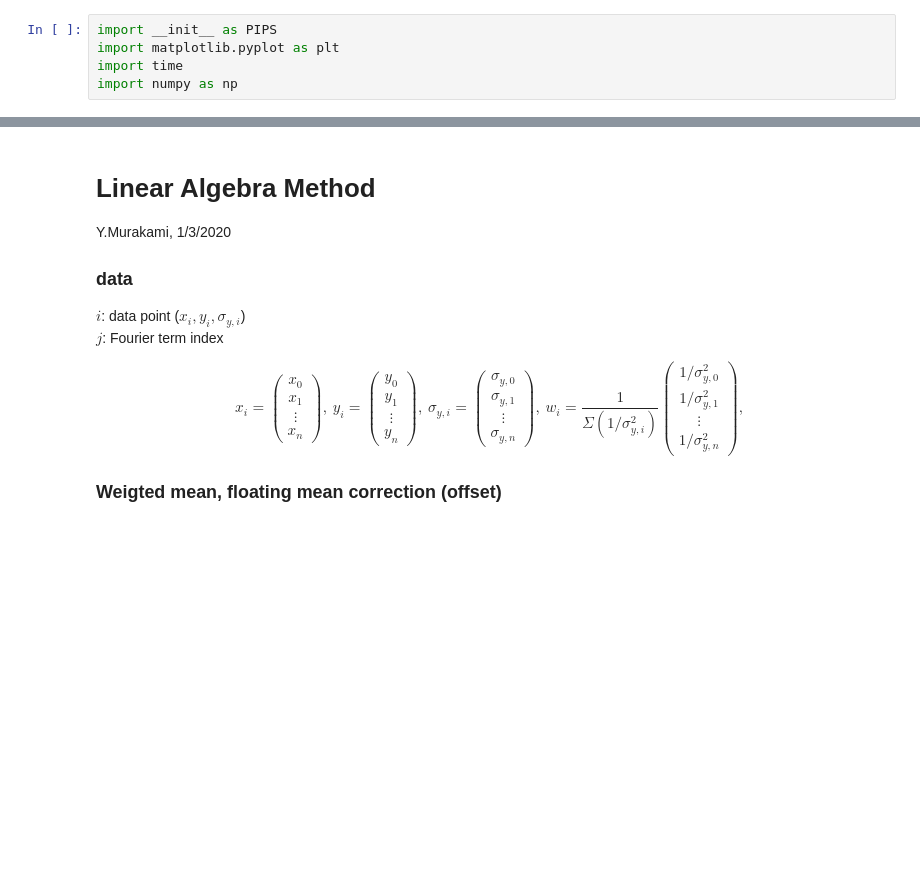
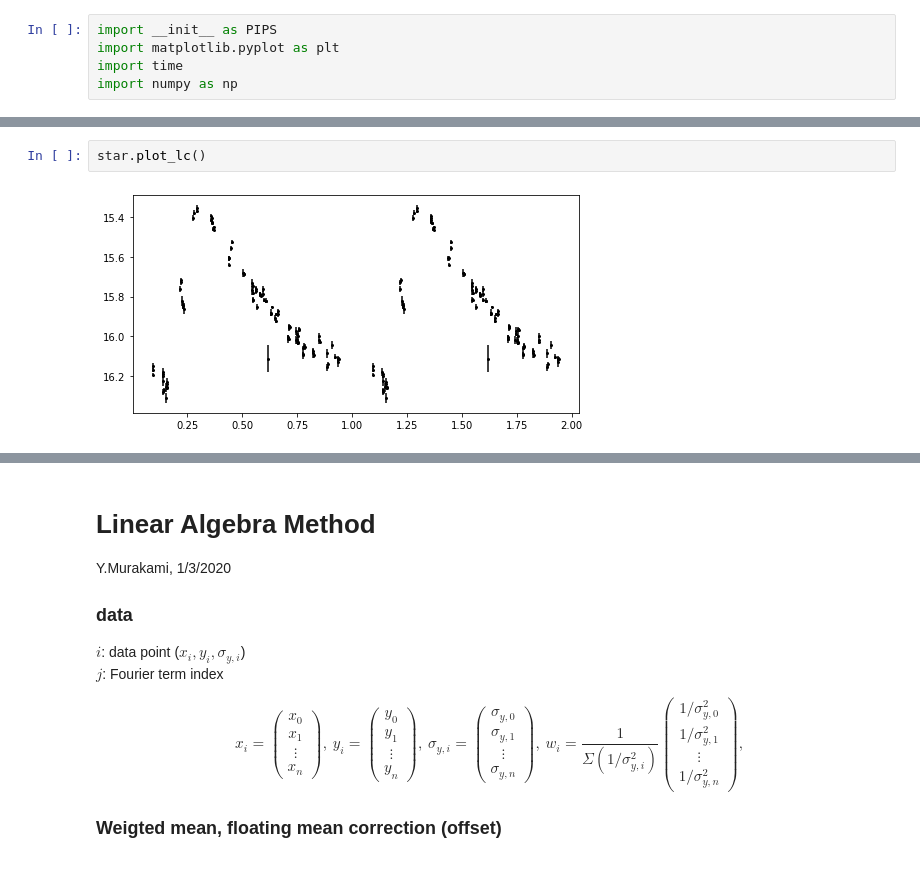
Before and after one commit to SterlingYM/astroPIPS, a Jupyter notebook: test.ipynb, the cells around one changed output, grey strips where cells are left out. Saved outputs shown, nothing was run; the diff lists cells and outputs as text; blank space fills up the shorter version.

```diff
--- a/test.ipynb
+++ b/test.ipynb
@@ -11 +33,5 @@ star = PIPS.photdata(data)
+# %%
+star.plot_lc()
+# %% [output]
+[figure, added]
 # %%
```
Also changed, not shown: parts of 4 cells of this notebook, 5 other files.
